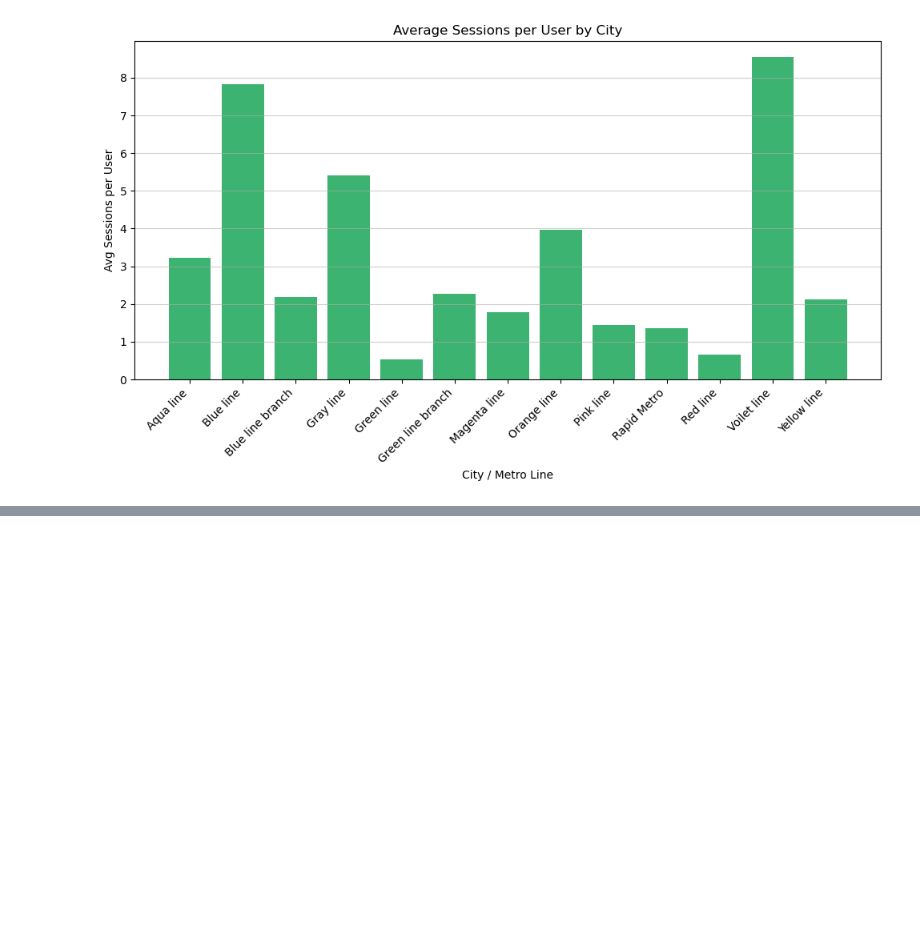
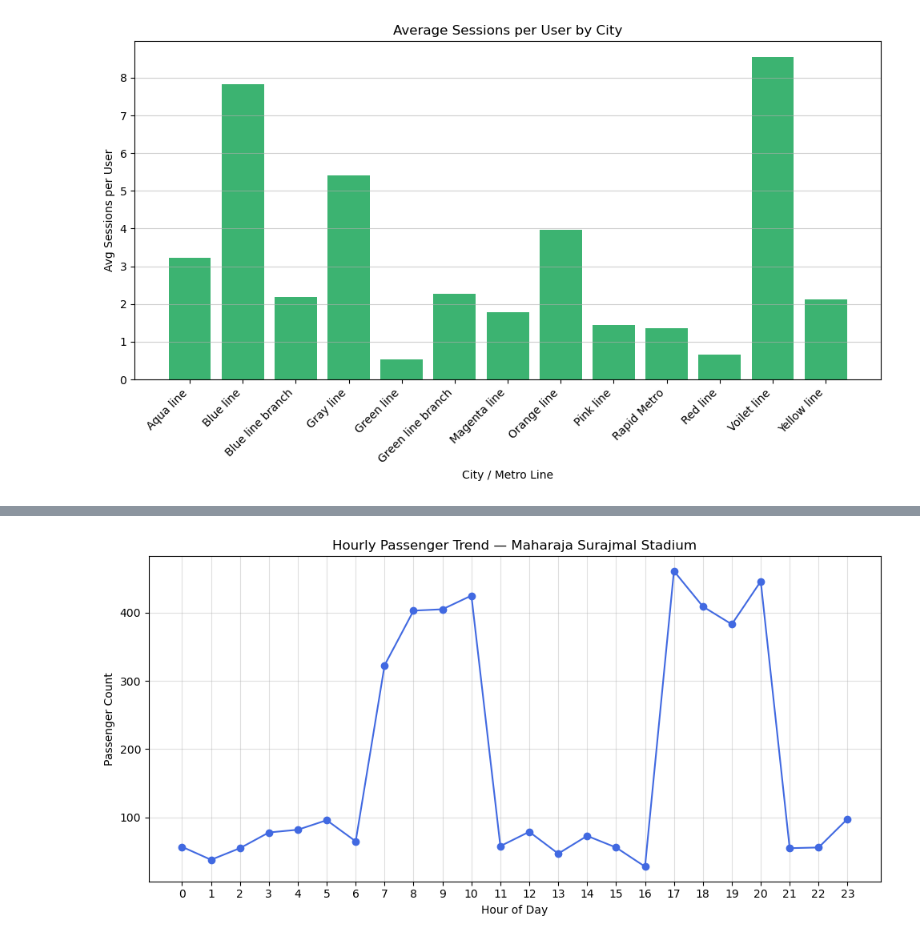
Before and after one commit to bhavyethakkar-01/dumy-data, a Jupyter notebook: practice_delhi_metro.ipynb, the cells around one changed output, grey strips where cells are left out. Drawn from its saved outputs; the diff is of its cells as text; code cells hidden in the pictures; blank space fills up the shorter version.

Commit message:
peak hour analysis

```diff
--- a/practice_delhi_metro.ipynb
+++ b/practice_delhi_metro.ipynb
@@ -283,0 +288,13 @@ plt.show()
+# %%
+hours = list(range(0, 24))
+station_names = df["Station Names"].unique()
+# %%
+data = []
+for station in station_names:
+    for hour in hours:
+        base = np.random.randint(20, 100)
+        if 7 <= hour <= 10 or 17 <= hour <= 20:
+            base += np.random.randint(200, 400)
+        data.append([station, hour, base])
+# %%
+peak_df = pd.DataFrame(data, columns=["Station Name", "Hour", "Passenger Count"])
@@ -283,0 +304,15 @@ plt.show()
+# %%
+sample_station = np.random.choice(station_names)
+station_data = peak_df[peak_df["Station Name"] == sample_station]
+
+plt.figure(figsize=(10, 5))
+plt.plot(station_data["Hour"], station_data["Passenger Count"], marker='o', color="royalblue")
+plt.title(f"Hourly Passenger Trend — {sample_station}")
+plt.xlabel("Hour of Day")
+plt.ylabel("Passenger Count")
+plt.grid(alpha=0.4)
+plt.xticks(range(0, 24))
+plt.tight_layout()
+plt.show()
+# %% [output]
+[figure, added]
```
Also changed, not shown: parts of 4 cells of this notebook.
